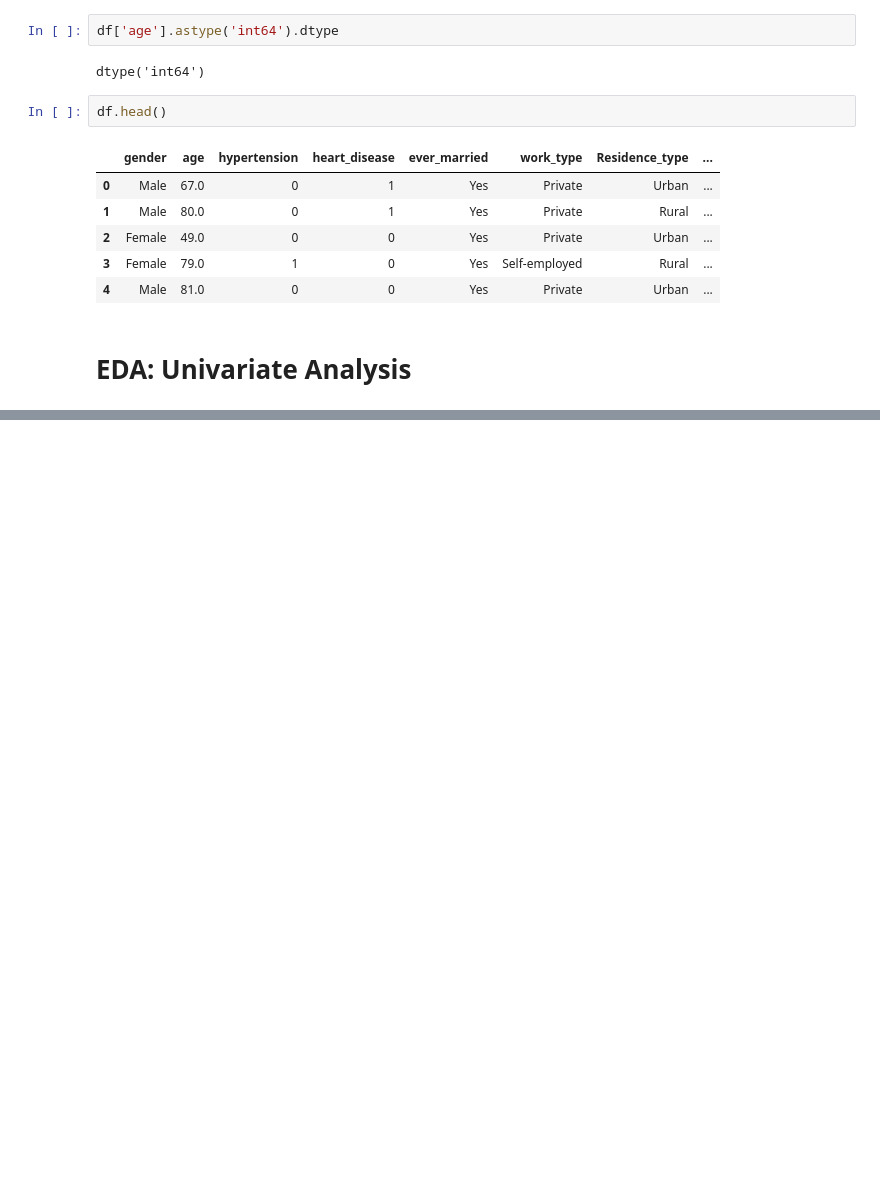
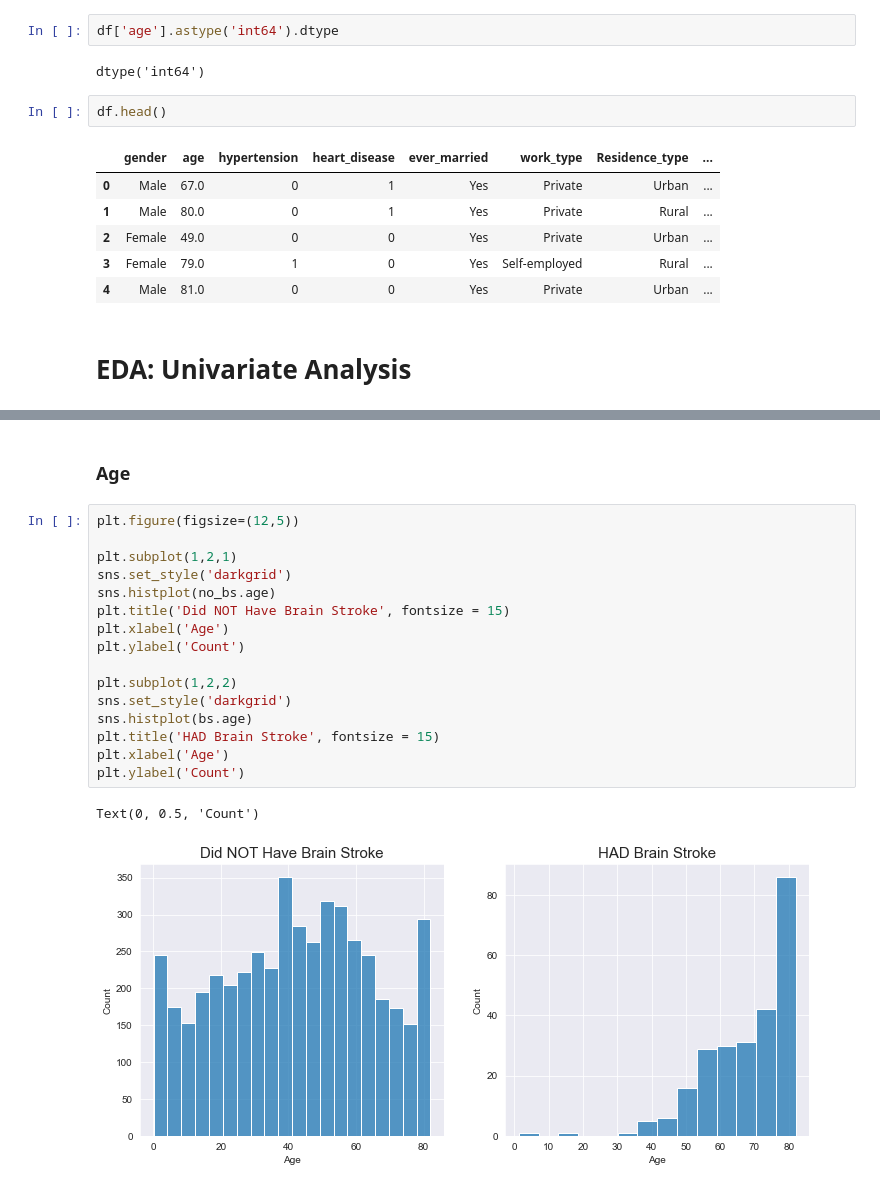
Before and after one commit to leena-kang/brain_stroke_EDA, a Jupyter notebook: Stroke EDA.ipynb, the cells around one changed output, grey strips where cells are left out. Drawn from its saved outputs; the diff is of its cells as text; blank space fills up the shorter version.

```diff
--- a/Stroke EDA.ipynb
+++ b/Stroke EDA.ipynb
@@ -211,0 +256,21 @@ df.head()
+# %% [markdown]
+### Age
+# %%
+plt.figure(figsize=(12,5))
+
+plt.subplot(1,2,1)
+sns.set_style('darkgrid')
+sns.histplot(no_bs.age)
+plt.title('Did NOT Have Brain Stroke', fontsize = 15)
+plt.xlabel('Age')
+plt.ylabel('Count')
+
+plt.subplot(1,2,2)
+sns.set_style('darkgrid')
+sns.histplot(bs.age)
+plt.title('HAD Brain Stroke', fontsize = 15)
+plt.xlabel('Age')
+plt.ylabel('Count')
+# %% [output]
+Text(0, 0.5, 'Count')
+[figure, added]
```
Also changed, not shown: parts of 25 cells of this notebook.
